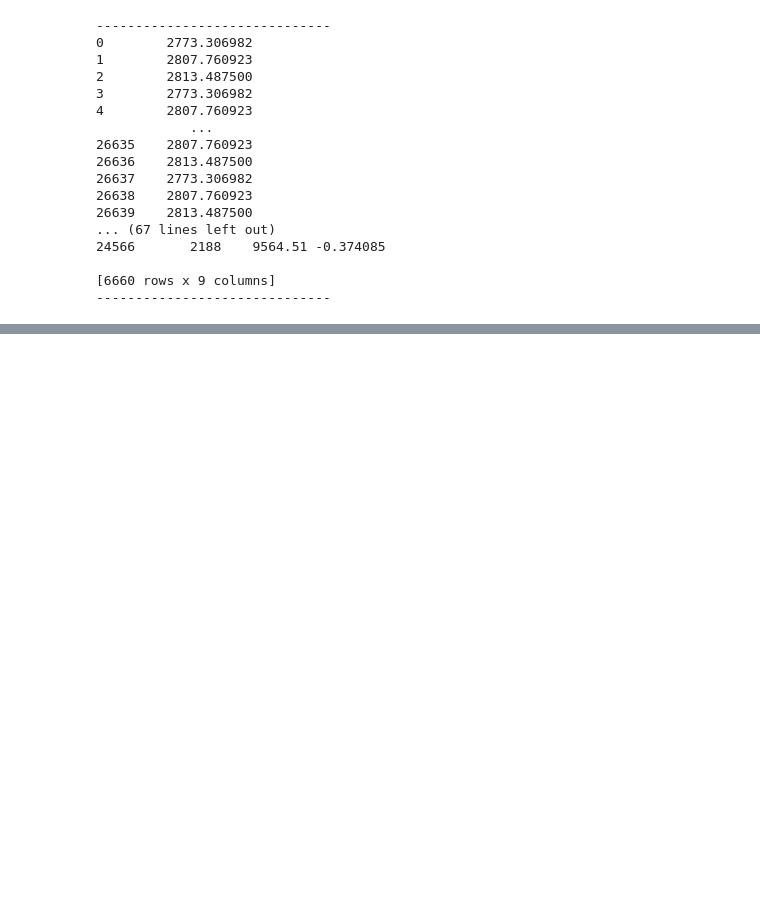
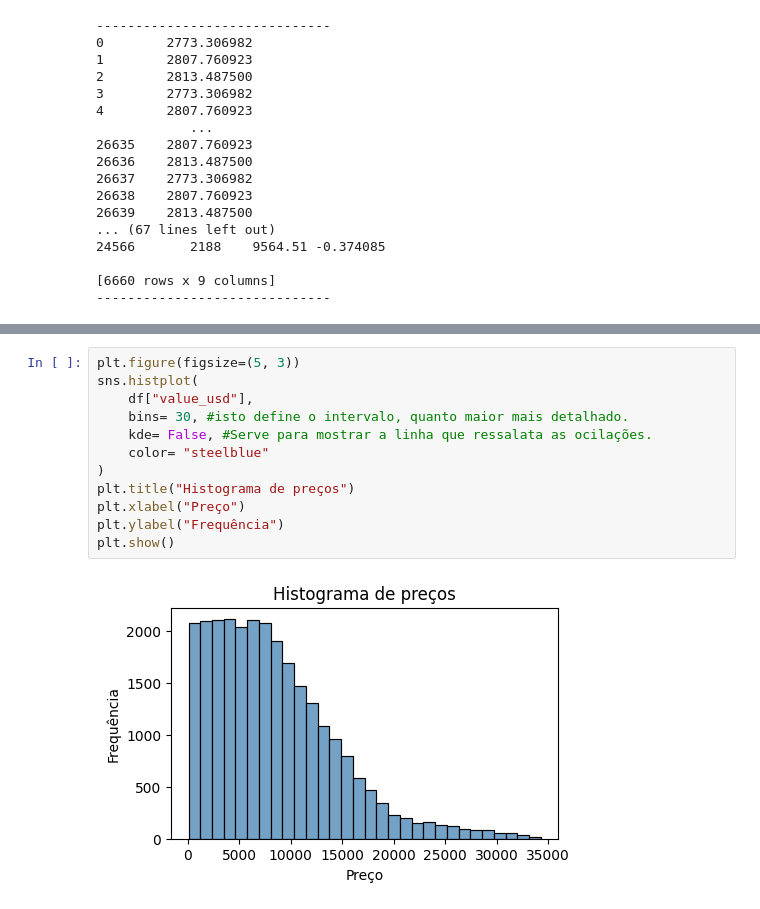
Before and after one commit to ArthurLima06/SENAI-PPDC, a Jupyter notebook: exercicios.ipynb, the cells around one changed output, grey strips where cells are left out. Drawn from its saved outputs; the diff is of its cells as text; blank space fills up the shorter version.

```diff
--- a/exercicios.ipynb
+++ b/exercicios.ipynb
@@ -1464,0 +1507,14 @@ NameError: name 'df' is not defined
+# %%
+plt.figure(figsize=(5, 3))
+sns.histplot(
+    df["value_usd"],
+    bins= 30, #isto define o intervalo, quanto maior mais detalhado.
+    kde= False, #Serve para mostrar a linha que ressalata as ocilações.
+    color= "steelblue"
+)
+plt.title("Histograma de preços")
+plt.xlabel("Preço")
+plt.ylabel("Frequência")
+plt.show()
+# %% [output]
+[figure, added]
```
Also changed, not shown: parts of 5 cells of this notebook.
